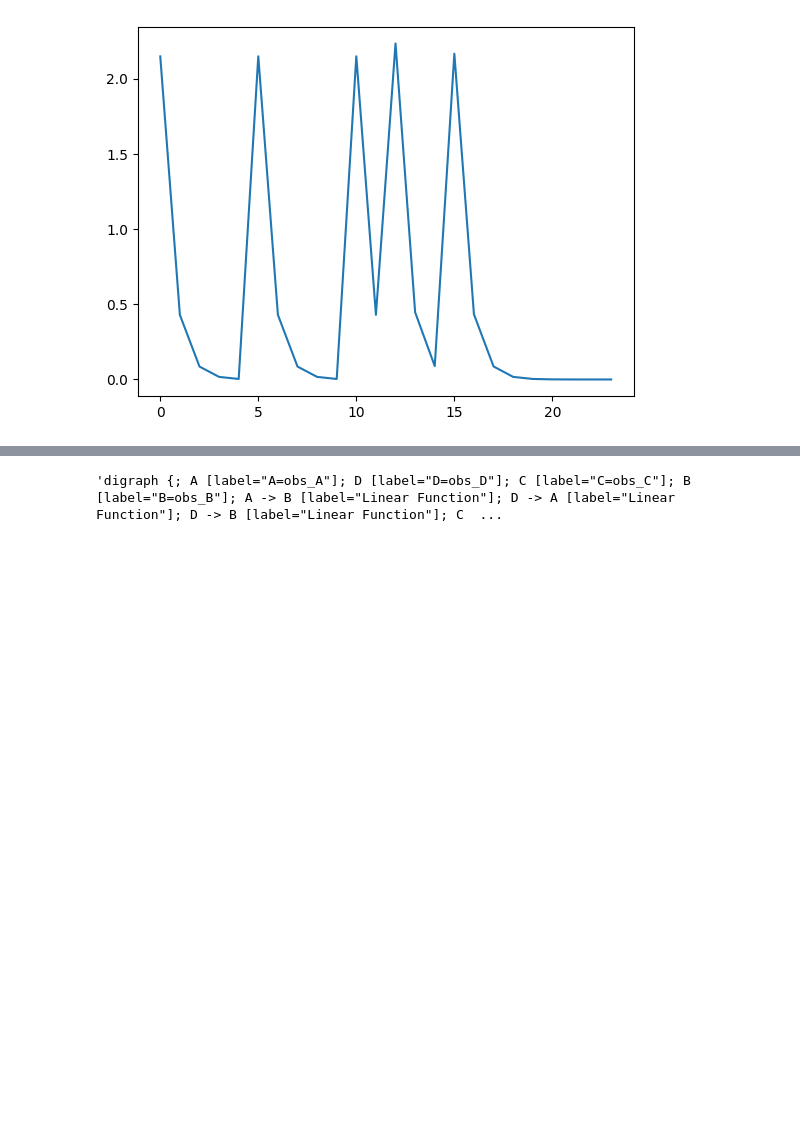
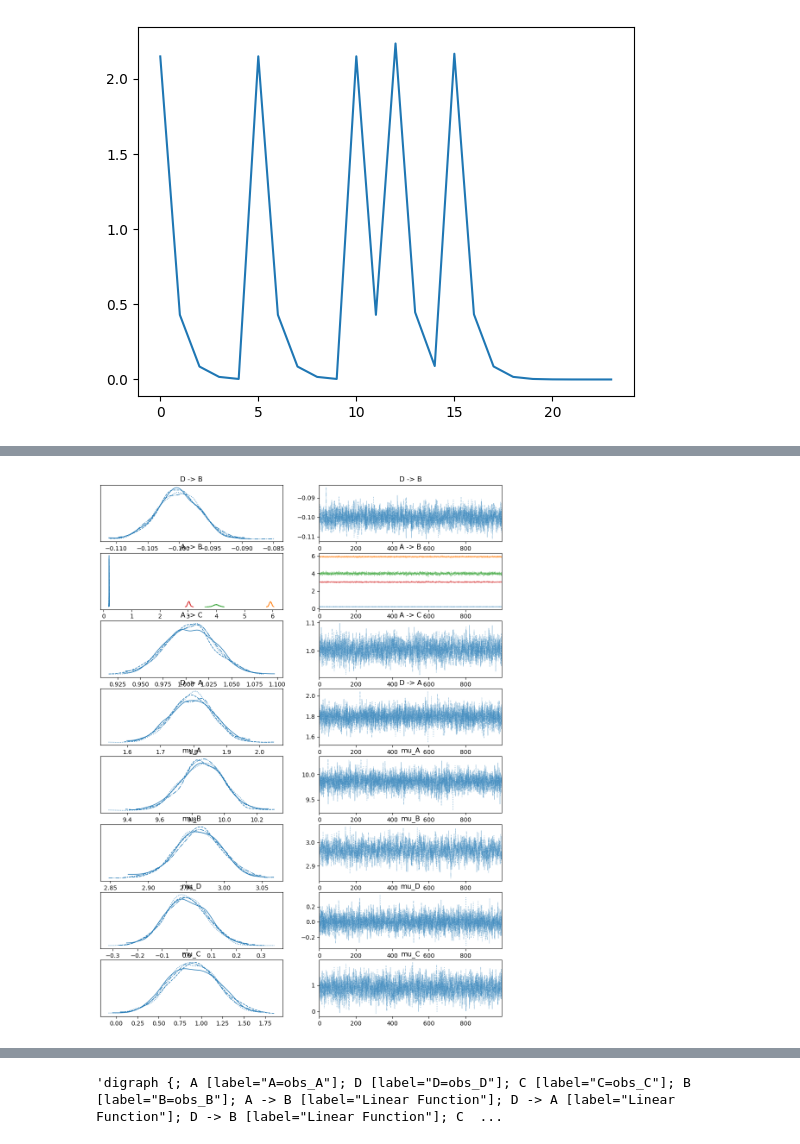
Before and after one commit to redam94/dag_api, a Jupyter notebook: notebooks/load_pydantic.ipynb, the cells around one changed output, grey strips where cells are left out. Cells and saved outputs as stored; diff of their text form; code cells hidden in the pictures; blank space fills up the shorter version.

```diff
--- a/notebooks/load_pydantic.ipynb
+++ b/notebooks/load_pydantic.ipynb
@@ -28,7 +37,7 @@ for node in simple_dag.nodes:
 # %%
 for edge in simple_dag.edges:
   if edge.parent.name == 'A' and edge.child.name == 'B':
-    edge.child.value = edge.apply(.4).eval()
+    edge.child.value = edge.apply(.6, 2, 2, 10).eval()
 # %%
 for node in simple_dag.nodes:
   plt.plot(node.value, label=node.name)
@@ -56,3 +93,7 @@ pm.model_to_graphviz(my_dag_model)
+# %%
+pm.plot_trace(trace, var_names=[f"{edge}" for edge in my_dag.edges]+[f'mu_{node.name}' for node in my_dag.nodes]);
+# %% [output]
+[figure, added]
 # %%
 plt.scatter(A, B)
 # %% [output]
```
Also changed, not shown: parts of 14 cells of this notebook.
